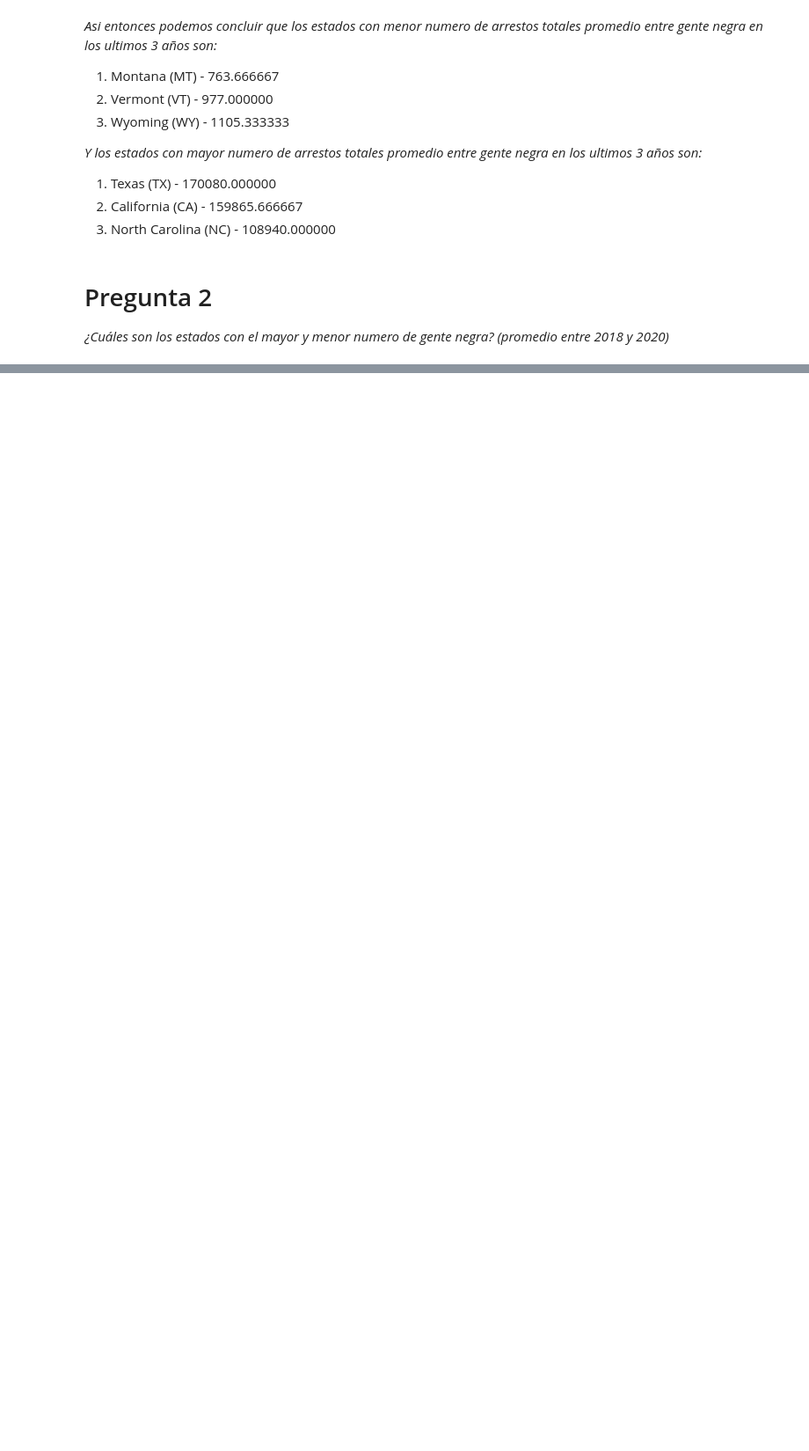
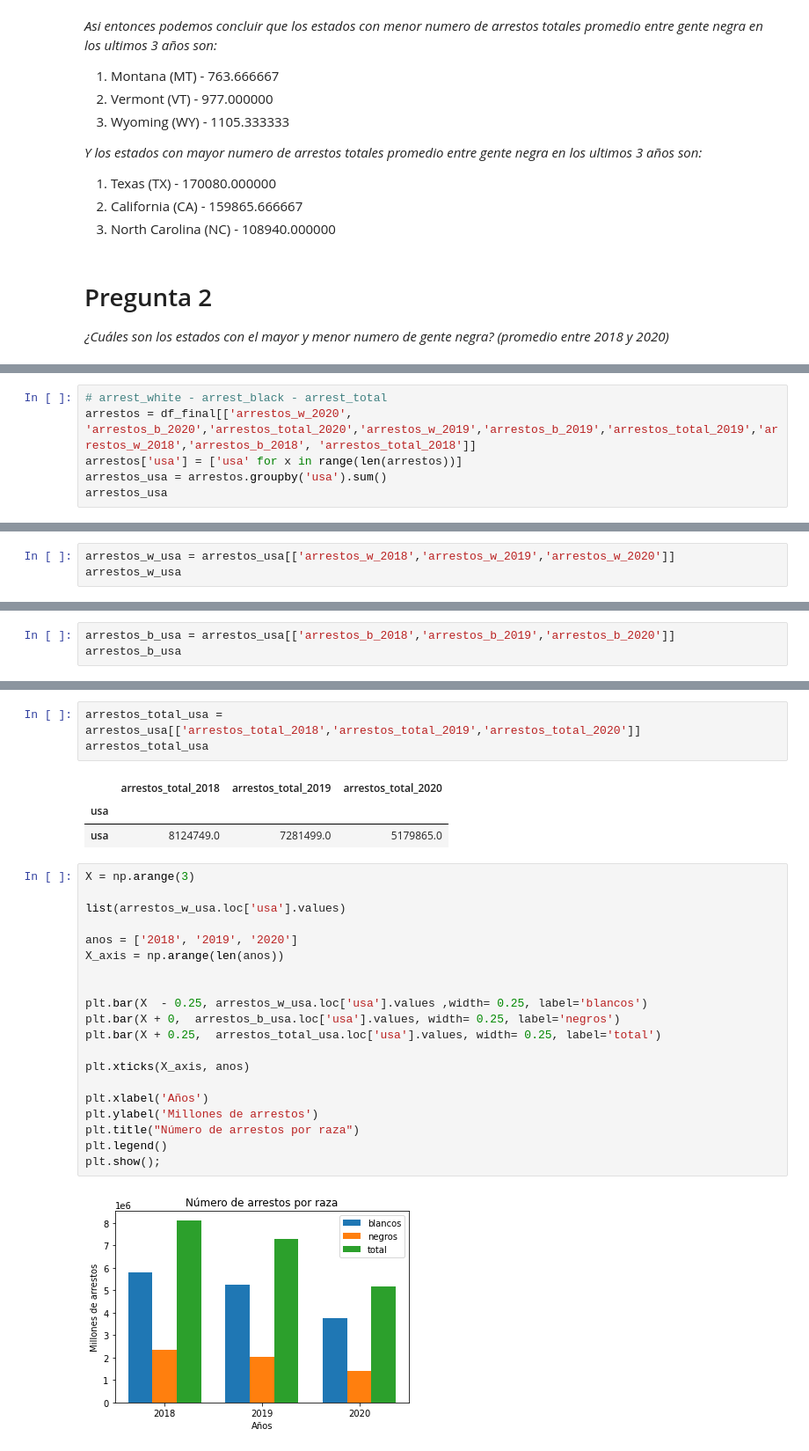
Before and after one commit to daJCP/Proyecto_Ciencia_Datos, a Jupyter notebook: Proyecto/notebook.ipynb, the cells around one changed output, grey strips where cells are left out. Shown at 88% size. Cells and saved outputs as stored; diff of their text form; blank space fills up the shorter version.

```diff
--- a/Proyecto/notebook.ipynb
+++ b/Proyecto/notebook.ipynb
@@ -602,0 +861,6 @@ See the caveats in the documentation: https://pandas.pydata.org/pandas-docs/stab
+# %%
+# arrest_white - arrest_black - arrest_total
+arrestos = df_final[['arrestos_w_2020',	'arrestos_b_2020','arrestos_total_2020','arrestos_w_2019','arrestos_b_2019','arrestos_total_2019','arrestos_w_2018','arrestos_b_2018', 'arrestos_total_2018']]
+arrestos['usa'] = ['usa' for x in range(len(arrestos))]
+arrestos_usa = arrestos.groupby('usa').sum()
+arrestos_usa
@@ -602,0 +876,3 @@ See the caveats in the documentation: https://pandas.pydata.org/pandas-docs/stab
+# %%
+arrestos_w_usa = arrestos_usa[['arrestos_w_2018','arrestos_w_2019','arrestos_w_2020']]
+arrestos_w_usa
@@ -602,0 +883,3 @@ See the caveats in the documentation: https://pandas.pydata.org/pandas-docs/stab
+# %%
+arrestos_b_usa = arrestos_usa[['arrestos_b_2018','arrestos_b_2019','arrestos_b_2020']]
+arrestos_b_usa
@@ -602,0 +890,29 @@ See the caveats in the documentation: https://pandas.pydata.org/pandas-docs/stab
+# %%
+arrestos_total_usa = arrestos_usa[['arrestos_total_2018','arrestos_total_2019','arrestos_total_2020']]
+arrestos_total_usa
+# %% [output]
+|  | arrestos_total_2018 | arrestos_total_2019 | arrestos_total_2020 |
+| usa |  |  |  |
+| usa | 8124749.0 | 7281499.0 | 5179865.0 |
+# %%
+X = np.arange(3)
+
+list(arrestos_w_usa.loc['usa'].values)
+
+anos = ['2018', '2019', '2020']
+X_axis = np.arange(len(anos))
+
+
+plt.bar(X  - 0.25, arrestos_w_usa.loc['usa'].values ,width= 0.25, label='blancos')
+plt.bar(X + 0,  arrestos_b_usa.loc['usa'].values, width= 0.25, label='negros')
+plt.bar(X + 0.25,  arrestos_total_usa.loc['usa'].values, width= 0.25, label='total')
+
+plt.xticks(X_axis, anos)
+
+plt.xlabel('Años')
+plt.ylabel('Millones de arrestos')
+plt.title("Número de arrestos por raza")
+plt.legend()
+plt.show();
+# %% [output]
+[figure, added]
```
Also changed, not shown: parts of 29 cells of this notebook, 1 other file.
